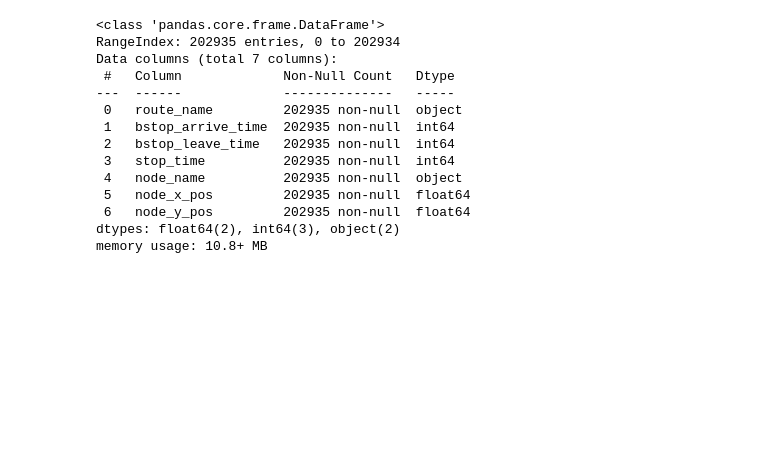
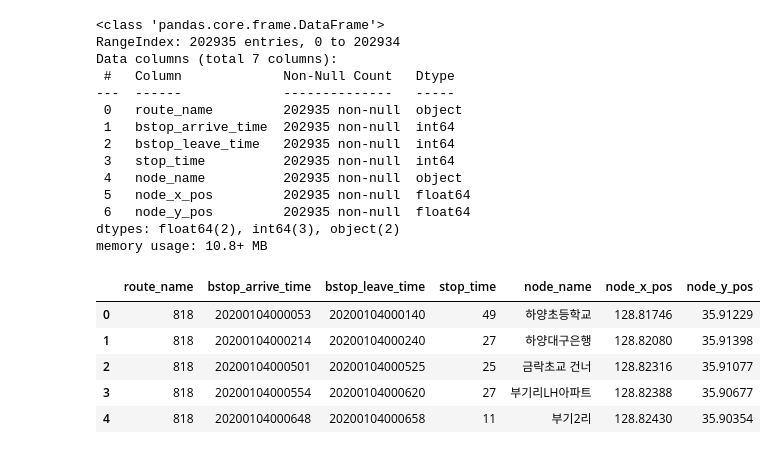
Before and after one commit to Mireu-Lab/SW-companion-program-materials, a Jupyter notebook: projects/bus-event-dataset/dataset.ipynb, the cells around one changed output. Drawn from its saved outputs; the diff is of its cells as text; code cells hidden in the pictures; blank space fills up the shorter version.

```diff
--- a/projects/bus-event-dataset/dataset.ipynb
+++ b/projects/bus-event-dataset/dataset.ipynb
@@ -39,17 +83,24 @@ masterDF
 # %%
 masterDF.info()
+masterDF.head()
 # %% [output]
 <class 'pandas.core.frame.DataFrame'>
 RangeIndex: 202935 entries, 0 to 202934
 Data columns (total 7 columns):
  #   Column             Non-Null Count   Dtype
 ---  ------             --------------   -----
  0   route_name         202935 non-null  object
  1   bstop_arrive_time  202935 non-null  int64
  2   bstop_leave_time   202935 non-null  int64
  3   stop_time          202935 non-null  int64
  4   node_name          202935 non-null  object
  5   node_x_pos         202935 non-null  float64
  6   node_y_pos         202935 non-null  float64
 dtypes: float64(2), int64(3), object(2)
 memory usage: 10.8+ MB
+|  | route_name | bstop_arrive_time | bstop_leave_time | stop_time | node_name | node_x_pos | node_y_pos |
+| 0 | 818 | 20200104000053 | 20200104000140 | 49 | 하양초등학교 | 128.81746 | 35.91229 |
+| 1 | 818 | 20200104000214 | 20200104000240 | 27 | 하양대구은행 | 128.82080 | 35.91398 |
+| 2 | 818 | 20200104000501 | 20200104000525 | 25 | 금락초교 건너 | 128.82316 | 35.91077 |
+| 3 | 818 | 20200104000554 | 20200104000620 | 27 | 부기리LH아파트 | 128.82388 | 35.90677 |
+| 4 | 818 | 20200104000648 | 20200104000658 | 11 | 부기2리 | 128.82430 | 35.90354 |
```
Also changed, not shown: parts of 18 cells of this notebook, 1 other file.
